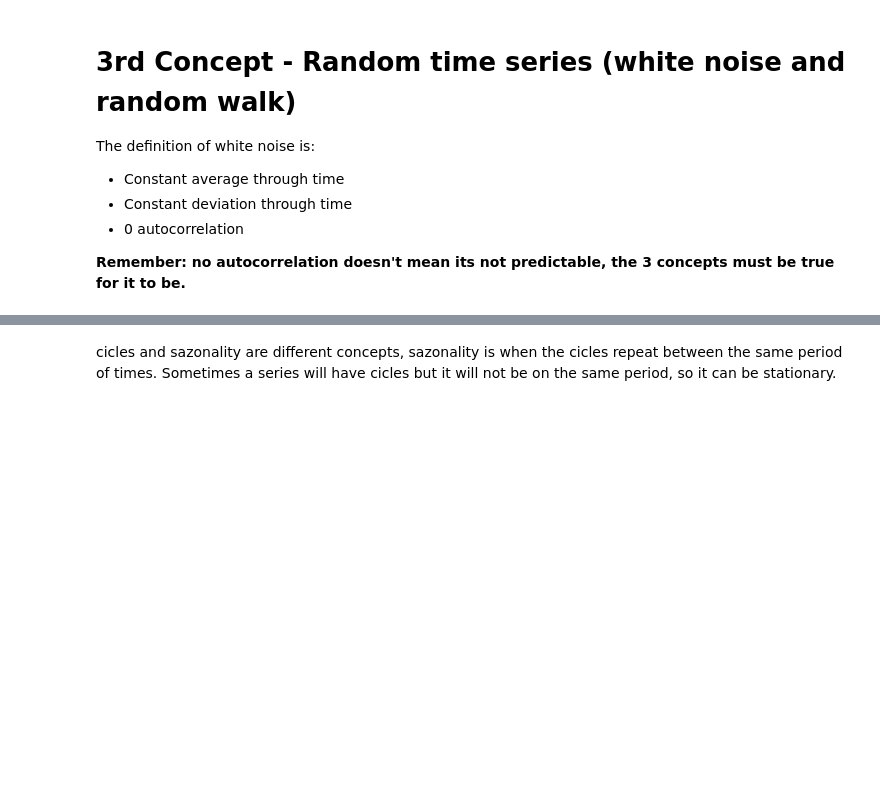
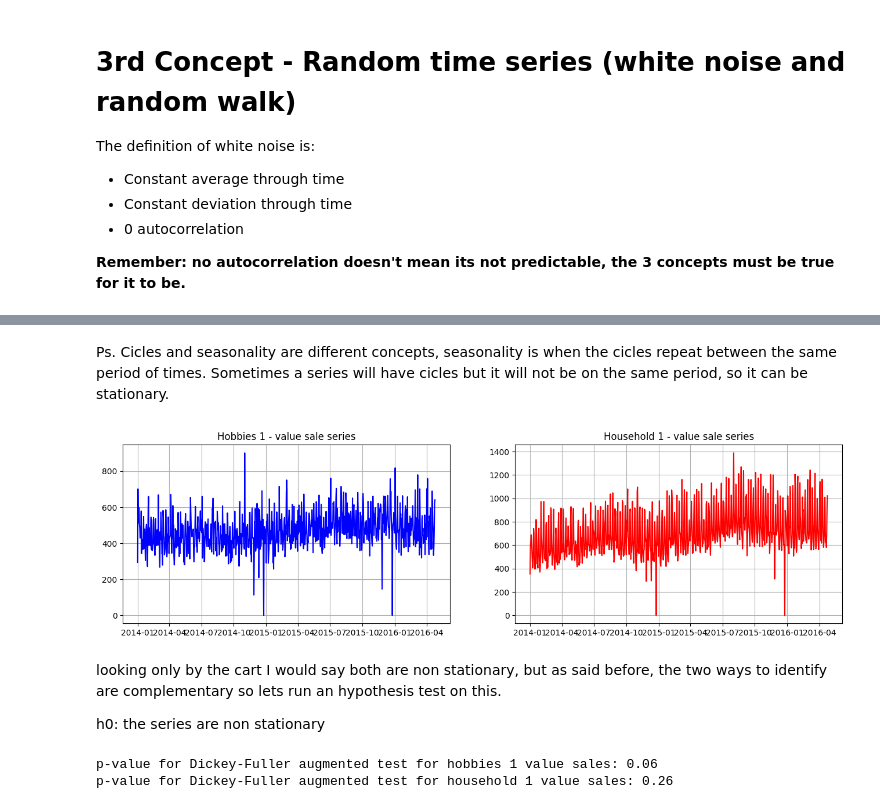
Before and after one commit to ads-felipe/time-series-studies, a Jupyter notebook: notebooks/time_series.ipynb, the cells around one changed output, grey strips where cells are left out. Cells and saved outputs as stored; diff of their text form; code cells hidden in the pictures; blank space fills up the shorter version.

```diff
--- a/notebooks/time_series.ipynb
+++ b/notebooks/time_series.ipynb
@@ -191,2 +200,27 @@ the blue on the second chart is the noise series showing no sazonality.
 # %% [markdown]
-cicles and sazonality are different concepts, sazonality is when the cicles repeat between the same period of times. Sometimes a series will have cicles but it will not be on the same period, so it can be stationary.
+Ps. Cicles and seasonality are different concepts, seasonality is when the cicles repeat between the same period of times. Sometimes a series will have cicles but it will not be on the same period, so it can be stationary.
+# %%
+fig, ax = plt.subplots(1,2)
+ax[0].plot(df_hobbies1.index, df_hobbies1.value_sales, color='blue')
+ax[0].grid()
+ax[0].set_title('Hobbies 1 - value sale series')
+
+ax[1].plot(df_hh1.index, df_hh1.value_sales, color='red')
+ax[1].grid()
+ax[1].set_title('Household 1 - value sale series')
+
+plt.show()
+# %% [output]
+[figure, added]
+# %% [markdown]
+looking only by the cart I would say both are non stationary, but as said before, the two ways to identify are complementary so lets run an hypothesis test on this.
+
+h0: the series are non stationary
+# %%
+adfuller_hobbies1 = adfuller(df_hobbies1.value_sales)
+adfuller_hh1 = adfuller(df_hh1.value_sales)
+print(f'p-value for Dickey-Fuller augmented test for hobbies 1 value sales: {adfuller_hobbies1[1]:.2f}')
+print(f'p-value for Dickey-Fuller augmented test for household 1 value sales: {adfuller_hh1[1]:.2f}')
+# %% [output]
+p-value for Dickey-Fuller augmented test for hobbies 1 value sales: 0.06
+p-value for Dickey-Fuller augmented test for household 1 value sales: 0.26
```
Also changed, not shown: parts of 12 cells of this notebook.
